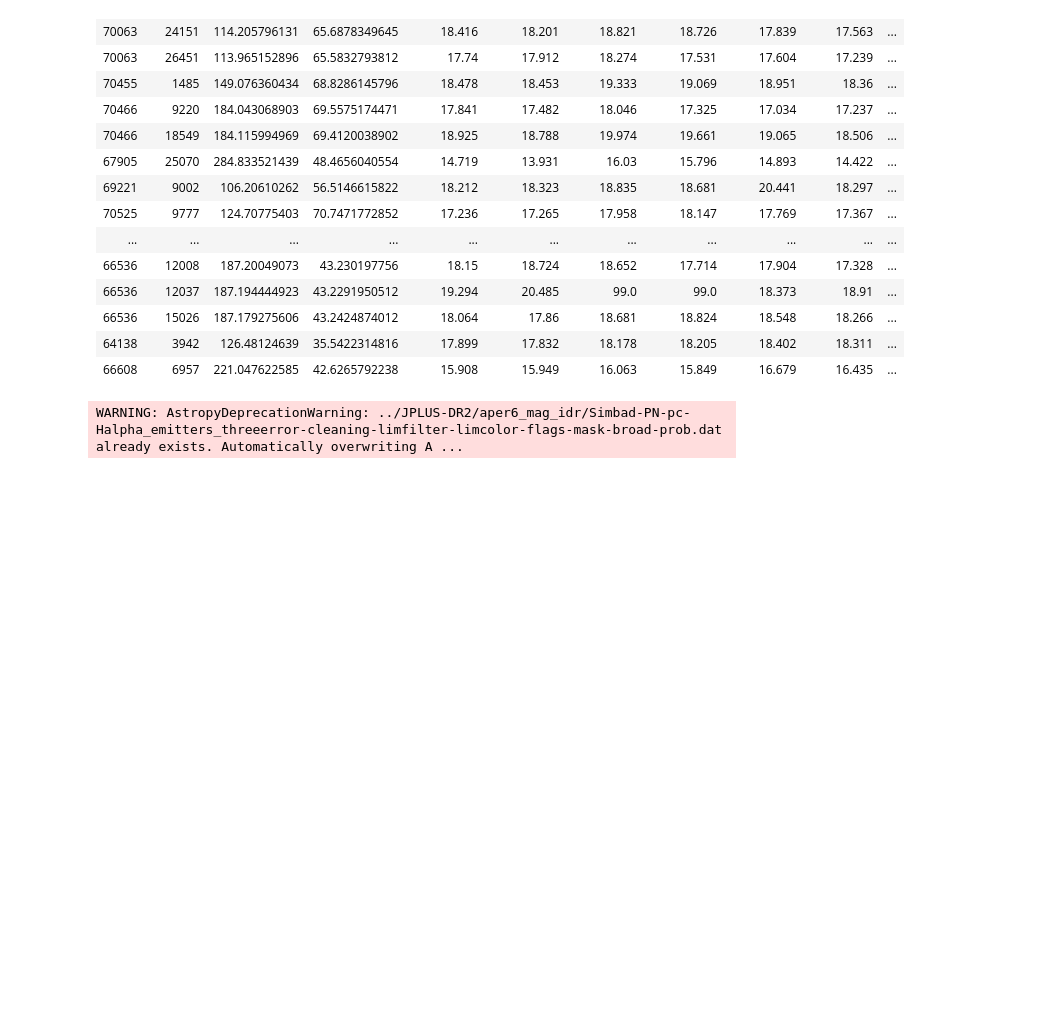
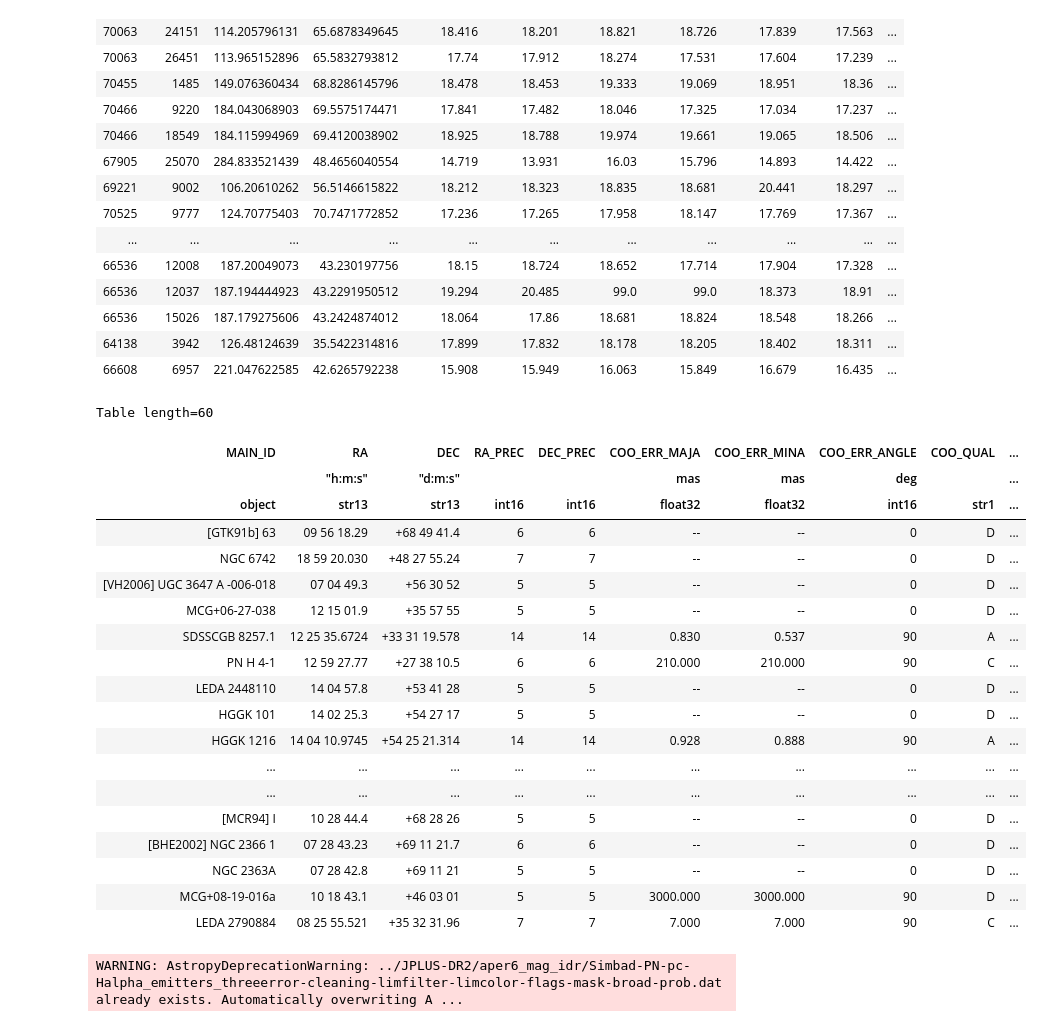
Before and after one commit to AngelGSoto/python-notebooks, a Jupyter notebook: Astroquery to find objects in catalogs.ipynb, the cells around one changed output. Cells and saved outputs as stored; diff of their text form; code cells hidden in the pictures; blank space fills up the shorter version.

```diff
--- a/Astroquery to find objects in catalogs.ipynb
+++ b/Astroquery to find objects in catalogs.ipynb
@@ -202,7 +202,29 @@ Table length=54
 | 66608 | 6957 | 221.047622585 | 42.6265792238 | 15.908 | 15.949 | 16.063 | 15.849 | 16.679 | 16.435 | ... |
 # %%
 result_table1 = customSimbad.query_region(coord.SkyCoord(tab1["RA"], tab1["Dec"],
-                                                 unit=(u.deg, u.deg)), radius = 3.0 * u.arcsec)
+                                                 unit=(u.deg, u.deg)), radius = 2.0 * u.arcsec)
+result_table1
+# %% [output]
+Table length=60
+| MAIN_ID | RA | DEC | RA_PREC | DEC_PREC | COO_ERR_MAJA | COO_ERR_MINA | COO_ERR_ANGLE | COO_QUAL | ... |
+|  | "h:m:s" | "d:m:s" |  |  | mas | mas | deg |  | ... |
+| object | str13 | str13 | int16 | int16 | float32 | float32 | int16 | str1 | ... |
+| [GTK91b] 63 | 09 56 18.29 | +68 49 41.4 | 6 | 6 | -- | -- | 0 | D | ... |
+| NGC 6742 | 18 59 20.030 | +48 27 55.24 | 7 | 7 | -- | -- | 0 | D | ... |
+| [VH2006] UGC 3647 A -006-018 | 07 04 49.3 | +56 30 52 | 5 | 5 | -- | -- | 0 | D | ... |
+| MCG+06-27-038 | 12 15 01.9 | +35 57 55 | 5 | 5 | -- | -- | 0 | D | ... |
+| SDSSCGB 8257.1 | 12 25 35.6724 | +33 31 19.578 | 14 | 14 | 0.830 | 0.537 | 90 | A | ... |
+| PN H 4-1 | 12 59 27.77 | +27 38 10.5 | 6 | 6 | 210.000 | 210.000 | 90 | C | ... |
+| LEDA 2448110 | 14 04 57.8 | +53 41 28 | 5 | 5 | -- | -- | 0 | D | ... |
+| HGGK 101 | 14 02 25.3 | +54 27 17 | 5 | 5 | -- | -- | 0 | D | ... |
+| HGGK 1216 | 14 04 10.9745 | +54 25 21.314 | 14 | 14 | 0.928 | 0.888 | 90 | A | ... |
+| ... | ... | ... | ... | ... | ... | ... | ... | ... | ... |
+| ... | ... | ... | ... | ... | ... | ... | ... | ... | ... |
+| [MCR94] I | 10 28 44.4 | +68 28 26 | 5 | 5 | -- | -- | 0 | D | ... |
+| [BHE2002] NGC 2366 1 | 07 28 43.23 | +69 11 21.7 | 6 | 6 | -- | -- | 0 | D | ... |
+| NGC 2363A | 07 28 42.8 | +69 11 21 | 5 | 5 | -- | -- | 0 | D | ... |
+| MCG+08-19-016a | 10 18 43.1 | +46 03 01 | 5 | 5 | 3000.000 | 3000.000 | 90 | D | ... |
+| LEDA 2790884 | 08 25 55.521 | +35 32 31.96 | 7 | 7 | 7.000 | 7.000 | 90 | C | ... |
 # %%
 # Save the table result Simbad
 asciifile11 = "../JPLUS-DR2/aper6_mag_idr/Simbad-PN-pc-Halpha_emitters_threeerror-cleaning-limfilter-limcolor-flags-mask-broad-prob.dat"
```
Also changed, not shown: parts of 2 cells of this notebook, 6 other files.
